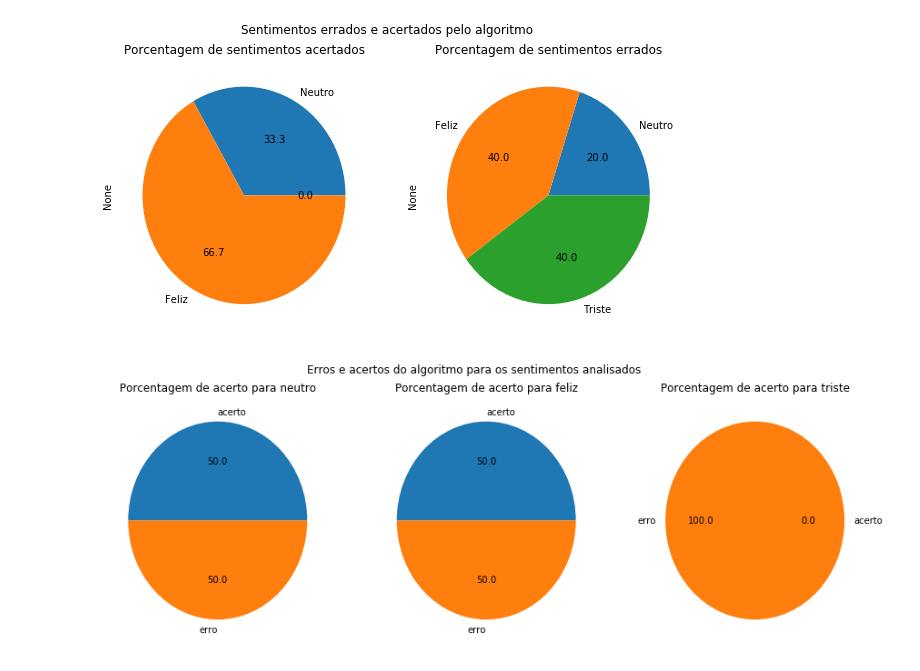
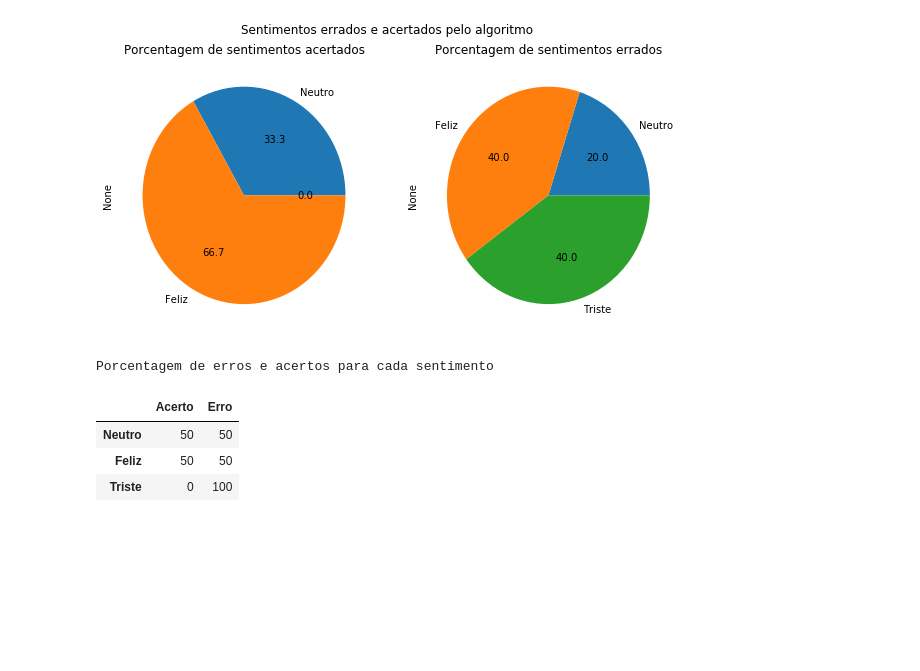
Before and after one commit to WarlenRodrigues/PyMotions, a Jupyter notebook: PyMotions.ipynb, the cells around one changed output. Drawn from its saved outputs; the diff is of its cells as text; code cells hidden in the pictures; blank space fills up the shorter version.

```diff
--- a/PyMotions.ipynb
+++ b/PyMotions.ipynb
@@ -162,19 +154,26 @@ fig.suptitle('Sentimentos errados e acertados pelo algoritmo')
 plt.show()
 # %% [output]
 [figure]
-# %%
-fig, axes = plt.subplots(1, 3,figsize=(15, 5))
-
-labels=["acerto","erro"]
-
-axes[0].pie(Neutro,autopct='%.1f',labels=labels)
-axes[0].set_title("Porcentagem de acerto para neutro")
-axes[1].pie(Feliz,autopct='%.1f',labels=labels)
-axes[1].set_title("Porcentagem de acerto para feliz")
-axes[2].pie(Triste,autopct='%.1f',labels=labels)
-axes[2].set_title("Porcentagem de acerto para triste")
-
-fig.suptitle('Erros e acertos do algoritmo para os sentimentos analisados')
-plt.show()
-# %% [output]
-[figure, removed]
+# %%
+n=neutro["Acerto"]+neutro["Erro"]
+neutro["Acerto"]=100*neutro["Acerto"]/(n)
+neutro["Erro"]=100*neutro["Erro"]/(n)
+
+f=feliz["Acerto"]+feliz["Erro"]
+feliz["Acerto"]=100*feliz["Acerto"]/(f)
+feliz["Erro"]=100*feliz["Erro"]/(f)
+
+t=triste["Acerto"]+triste["Erro"]
+triste["Acerto"]=100*triste["Acerto"]/(t)
+triste["Erro"]=100*triste["Erro"]/(t)
+
+Tabela=pd.DataFrame(data=[neutro,feliz,triste], index=["Neutro","Feliz","Triste"])
+
+print("Porcentagem de erros e acertos para cada sentimento")
+Tabela
+# %% [output]
+Porcentagem de erros e acertos para cada sentimento
+|  | Acerto | Erro |
+| Neutro | 50 | 50 |
+| Feliz | 50 | 50 |
+| Triste | 0 | 100 |
```
Also changed, not shown: parts of 1 cell of this notebook.
